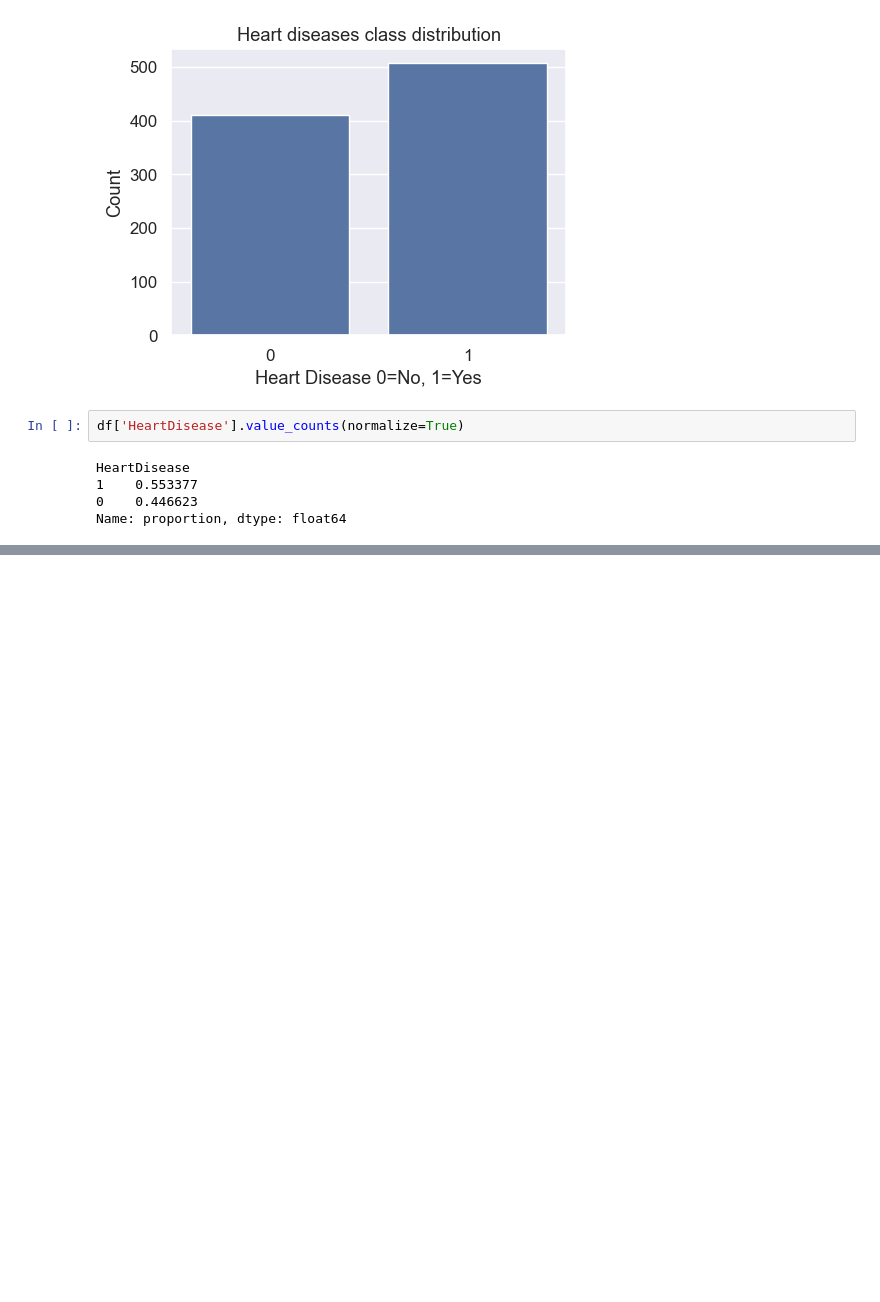
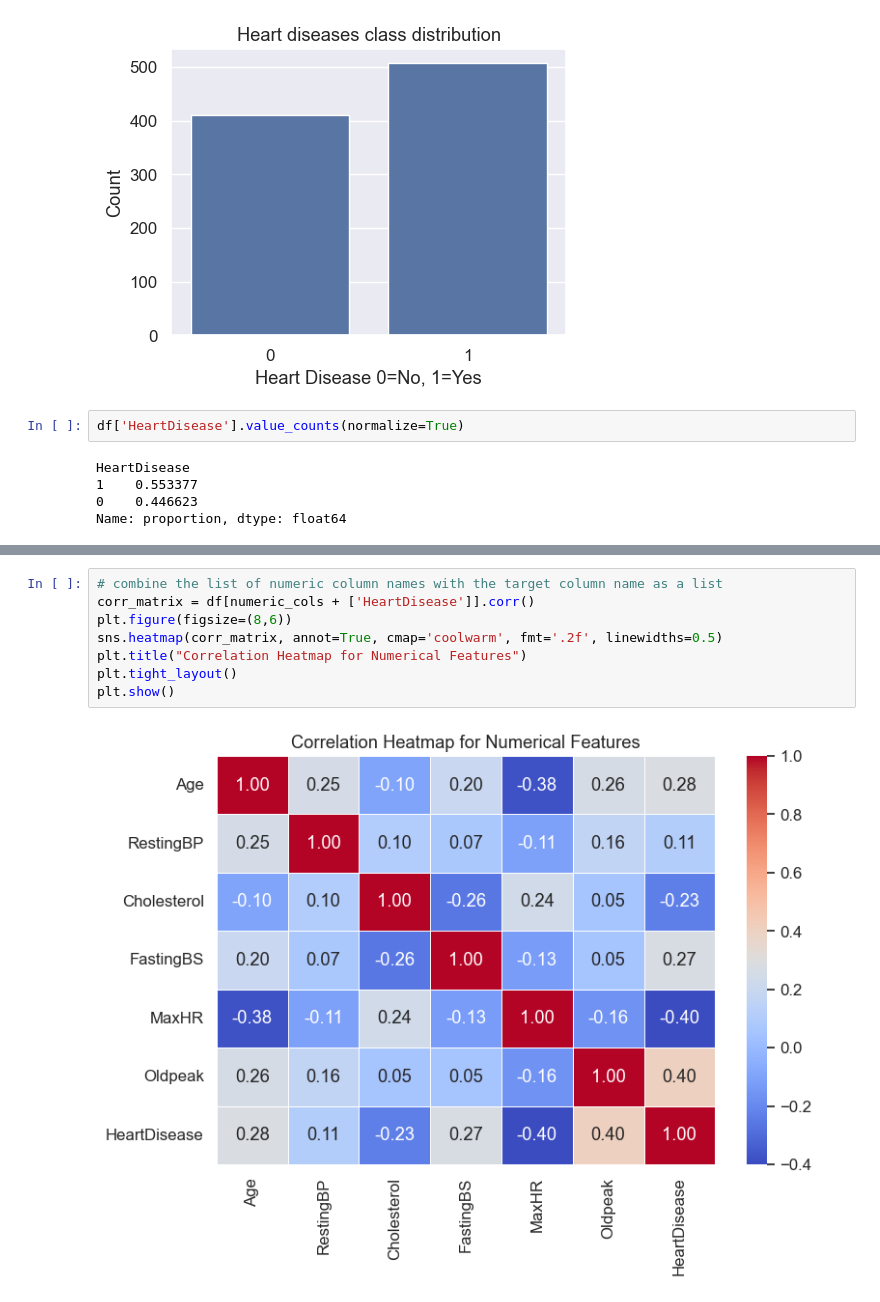
Before and after one commit to kazrkb/ml-modules, a Jupyter notebook: m-6/m-6.ipynb, the cells around one changed output, grey strips where cells are left out. Drawn from its saved outputs; the diff is of its cells as text; blank space fills up the shorter version.

Commit message:
correlation matrix checked with the target variable

```diff
--- a/m-6/m-6.ipynb
+++ b/m-6/m-6.ipynb
@@ -186,0 +235,10 @@ Name: proportion, dtype: float64
+# %%
+# combine the list of numeric column names with the target column name as a list
+corr_matrix = df[numeric_cols + ['HeartDisease']].corr()
+plt.figure(figsize=(8,6))
+sns.heatmap(corr_matrix, annot=True, cmap='coolwarm', fmt='.2f', linewidths=0.5)
+plt.title("Correlation Heatmap for Numerical Features")
+plt.tight_layout()
+plt.show()
+# %% [output]
+[figure, added]
```
Also changed, not shown: parts of 5 cells of this notebook.
